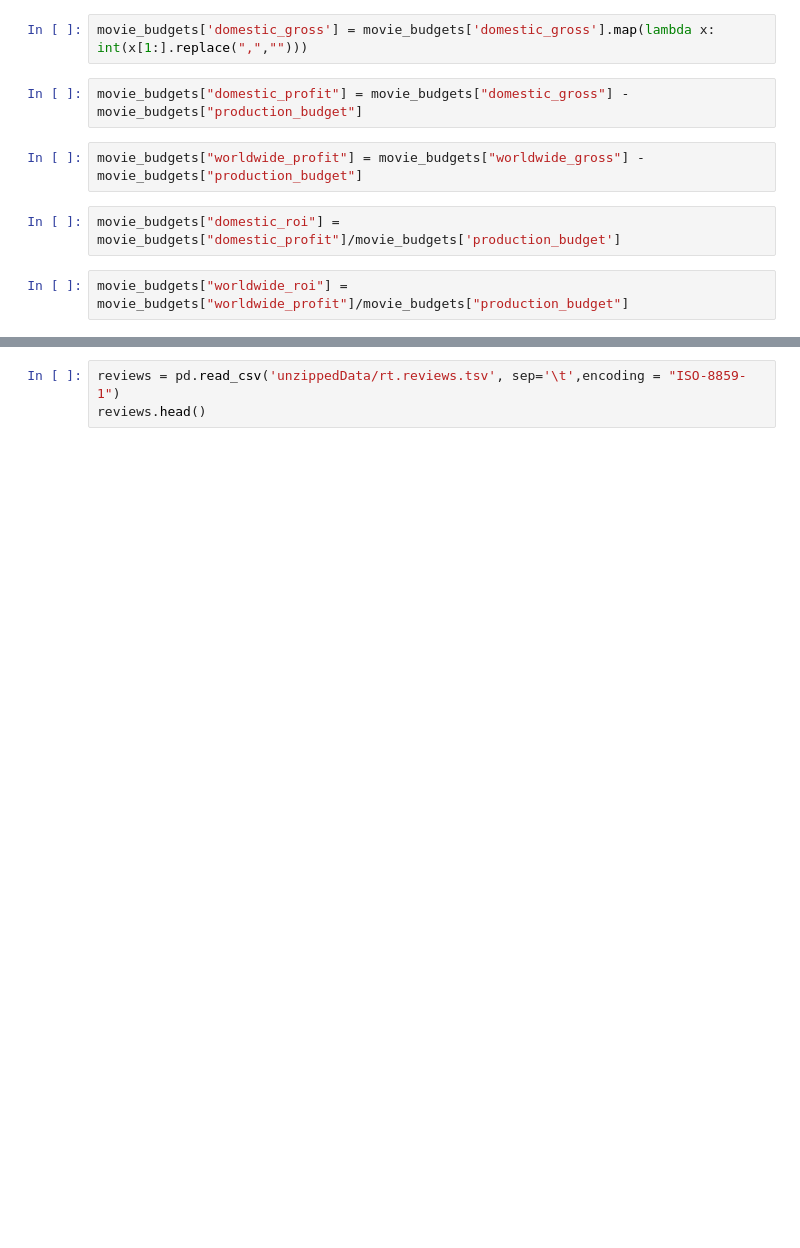
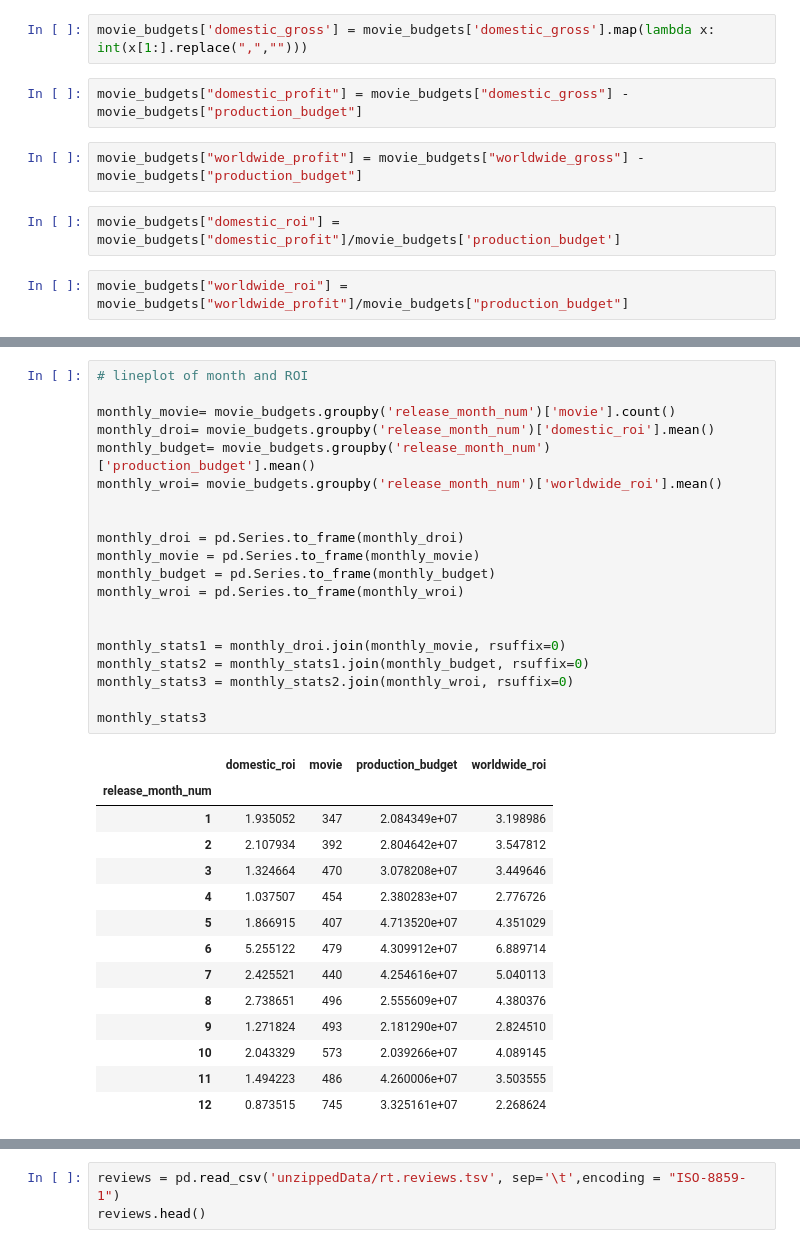
Before and after one commit to jmarkowi/Microsoft-Studios-Analysis, a Jupyter notebook: lorela_working_nb.ipynb, the cells around one changed output, grey strips where cells are left out. Drawn from its saved outputs; the diff is of its cells as text; blank space fills up the shorter version.

```diff
--- a/lorela_working_nb.ipynb
+++ b/lorela_working_nb.ipynb
@@ -73,0 +200,35 @@ Name: domestic_roi, dtype: float64
+# %%
+# lineplot of month and ROI
+
+monthly_movie= movie_budgets.groupby('release_month_num')['movie'].count()
+monthly_droi= movie_budgets.groupby('release_month_num')['domestic_roi'].mean()
+monthly_budget= movie_budgets.groupby('release_month_num')['production_budget'].mean()
+monthly_wroi= movie_budgets.groupby('release_month_num')['worldwide_roi'].mean()
+
+
+monthly_droi = pd.Series.to_frame(monthly_droi)
+monthly_movie = pd.Series.to_frame(monthly_movie)
+monthly_budget = pd.Series.to_frame(monthly_budget)
+monthly_wroi = pd.Series.to_frame(monthly_wroi)
+
+
+monthly_stats1 = monthly_droi.join(monthly_movie, rsuffix=0)
+monthly_stats2 = monthly_stats1.join(monthly_budget, rsuffix=0)
+monthly_stats3 = monthly_stats2.join(monthly_wroi, rsuffix=0)
+
+monthly_stats3
+# %% [output]
+|  | domestic_roi | movie | production_budget | worldwide_roi |
+| release_month_num |  |  |  |  |
+| 1 | 1.935052 | 347 | 2.084349e+07 | 3.198986 |
+| 2 | 2.107934 | 392 | 2.804642e+07 | 3.547812 |
+| 3 | 1.324664 | 470 | 3.078208e+07 | 3.449646 |
+| 4 | 1.037507 | 454 | 2.380283e+07 | 2.776726 |
+| 5 | 1.866915 | 407 | 4.713520e+07 | 4.351029 |
+| 6 | 5.255122 | 479 | 4.309912e+07 | 6.889714 |
+| 7 | 2.425521 | 440 | 4.254616e+07 | 5.040113 |
+| 8 | 2.738651 | 496 | 2.555609e+07 | 4.380376 |
+| 9 | 1.271824 | 493 | 2.181290e+07 | 2.824510 |
+| 10 | 2.043329 | 573 | 2.039266e+07 | 4.089145 |
+| 11 | 1.494223 | 486 | 4.260006e+07 | 3.503555 |
+| 12 | 0.873515 | 745 | 3.325161e+07 | 2.268624 |
```
Also changed, not shown: parts of 17 cells of this notebook, 1 other file.
